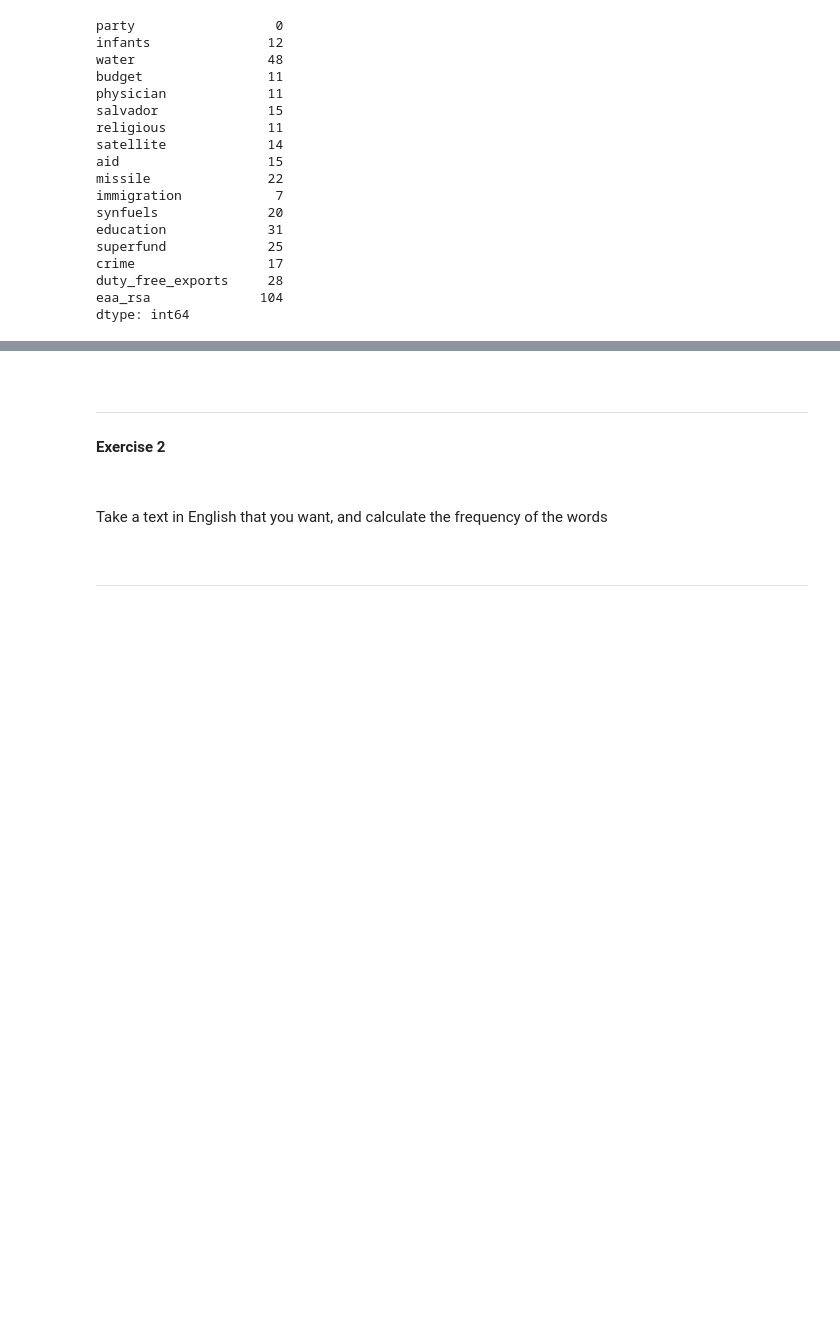
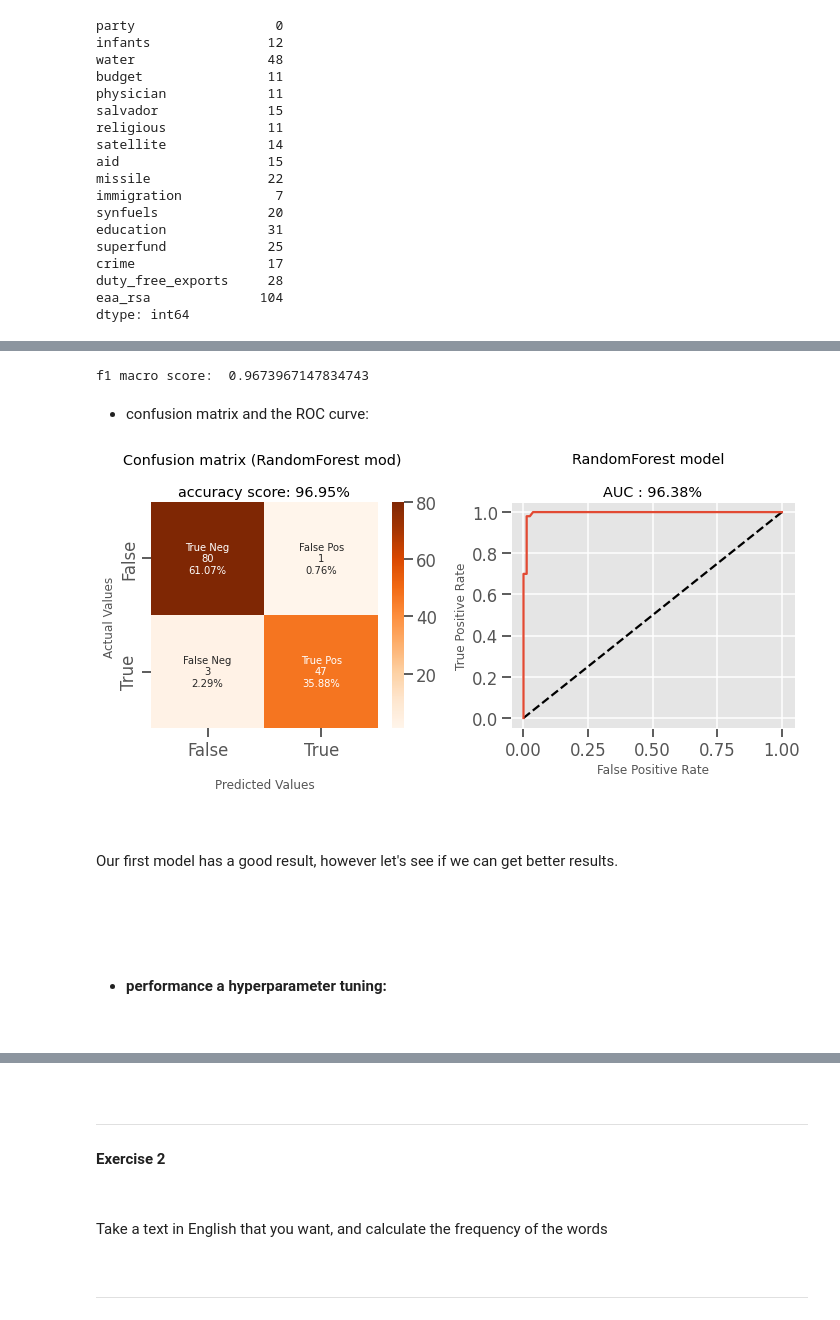
Before and after one commit to Pevicsanch/advanced-machine-learning, a Jupyter notebook: s12_t01_advanced_machine.ipynb, the cells around one changed output, grey strips where cells are left out. Cells and saved outputs as stored; diff of their text form; code cells hidden in the pictures; blank space fills up the shorter version.

```diff
--- a/s12_t01_advanced_machine.ipynb
+++ b/s12_t01_advanced_machine.ipynb
@@ -158,0 +344,3 @@ steps = [('imputation', imp),
+# %%
+# Create train and test sets
+X_train, X_test, y_train, y_test = train_test_split(X,y, test_size=0.3, random_state=42, shuffle=True,stratify=y)
@@ -158,0 +358,7 @@ steps = [('imputation', imp),
+# %%
+# Predict the labels of the test set: y_pred1
+y_pred1 = rfc1.predict(X_test)
+
+# Compute and print metrics
+print("Accuracy: {}".format(rfc1.score(X_test, y_test)))
+print(classification_report(y_test, y_pred1))
@@ -158,0 +375,10 @@ steps = [('imputation', imp),
+# %%
+report1 = classification_report(y_test, y_pred1 ,output_dict=True)
+report1 = pd.DataFrame(report1).transpose()
+#keep confusion matrix
+cf_matrix1 = confusion_matrix(y_test, y_pred1)
+#keep acurracy
+acu1 = accuracy_score(y_test, y_pred1)
+#keep AUC
+auc1 = roc_auc_score(y_test, y_pred1)
+f1_1 = f1_score(y_test, y_pred1, average="macro" )
@@ -158,0 +394,55 @@ steps = [('imputation', imp),
+# %%
+print("f1 macro score: ",f1_1)
+# %% [output]
+f1 macro score:  0.9673967147834743
+# %% [markdown]
++ confusion matrix and the ROC curve:
+# %%
+sns.set_context("talk")
+plt.style.use('ggplot')
+
+fig, axes = plt.subplots(1,2,figsize=(10,5),alpha=0.5)
+group_names = ['True Neg','False Pos','False Neg','True Pos']
+
+######## plot confidence matrix
+
+
+group_counts = ["{0:0.0f}".format(value) for value in cf_matrix1.flatten()]
+group_percentages = ["{0:.2%}".format(value) for value in cf_matrix1.flatten()/np.sum(cf_matrix1)]
+labels = [f"{v1}\n{v2}\n{v3}" for v1, v2, v3 in zip(group_names,group_counts,group_percentages)]
+labels = np.asarray(labels).reshape(2,2)
+ax = sns.heatmap(cf_matrix1, annot=labels, fmt='', cmap='Oranges',ax=axes[0])
+axes[0].set_title('Confusion matrix (RandomForest mod) \n\n' + "accuracy score: {0:.2%}".format(acu1));
+axes[0].set_xlabel('\nPredicted Values')
+axes[0].set_ylabel('Actual Values ');
+## Ticket labels - List must be in alphabetical order
+axes[0].xaxis.set_ticklabels(['False','True'])
+axes[0].yaxis.set_ticklabels(['False','True'])
+
+#plot AUC curve
+
+y_pred_prob = rfc1.predict_proba(X_test)[:,1]
+fpr1, tpr1, thresholds1 = roc_curve(y_test, y_pred_prob)
+axes[1].plot([0, 1], [0, 1], 'k--')
+axes[1].plot(fpr1, tpr1, label='Random forest classifier')
+axes[1].set_xlabel('False Positive Rate')
+axes[1].set_ylabel('True Positive Rate')
+axes[1].set_title('RandomForest model  \n\n'+ "AUC : {0:.2%}".format(auc1))
+
+
+plt.tight_layout()
+plt.show()
+# %% [output]
+[figure, added]
+# %% [markdown]
+$~$
+
+Our first model has a good result, however let's see if we can get better results.
+
+$~$
+# %% [markdown]
+$~$
+
++ #### **performance a hyperparameter tuning:**
+
+$~$
```
Also changed, not shown: parts of 129 cells of this notebook.
